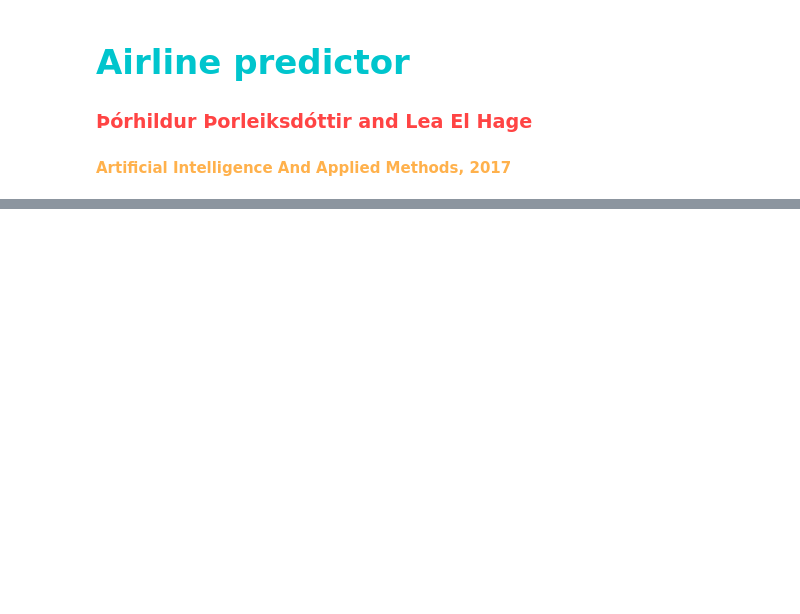
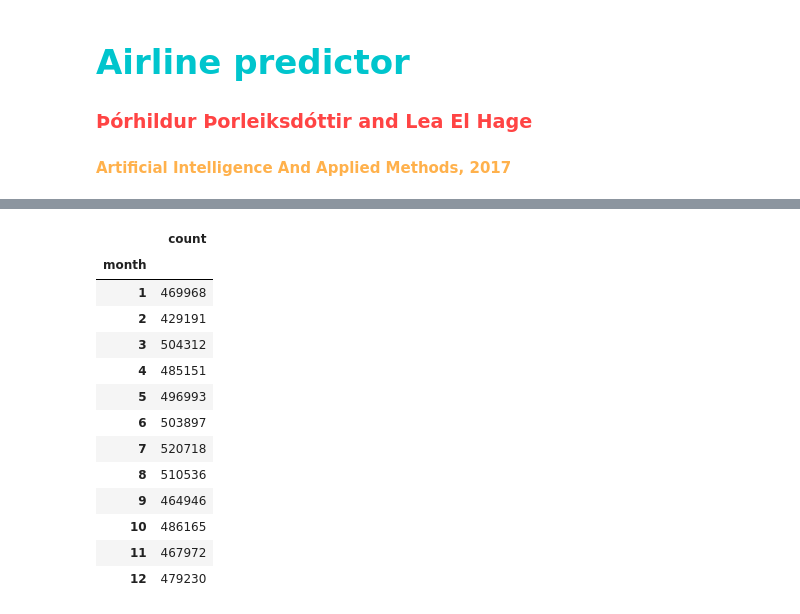
Before and after one commit to thorhildurt/Airline-predictor, a Jupyter notebook: Airline-predictor.ipynb, the cells around one changed output, grey strips where cells are left out. Saved outputs shown, nothing was run; the diff lists cells and outputs as text; code cells hidden in the pictures; blank space fills up the shorter version.

```diff
--- a/Airline-predictor.ipynb
+++ b/Airline-predictor.ipynb
@@ -53,0 +86,17 @@ flights_per_day
+# %%
+flights_per_month
+# %% [output]
+|  | count |
+| month |  |
+| 1 | 469968 |
+| 2 | 429191 |
+| 3 | 504312 |
+| 4 | 485151 |
+| 5 | 496993 |
+| 6 | 503897 |
+| 7 | 520718 |
+| 8 | 510536 |
+| 9 | 464946 |
+| 10 | 486165 |
+| 11 | 467972 |
+| 12 | 479230 |
```
Also changed, not shown: parts of 13 cells of this notebook.
